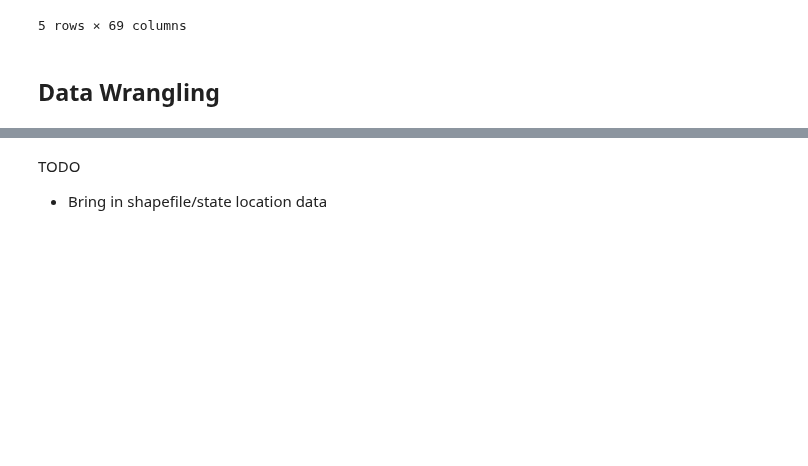
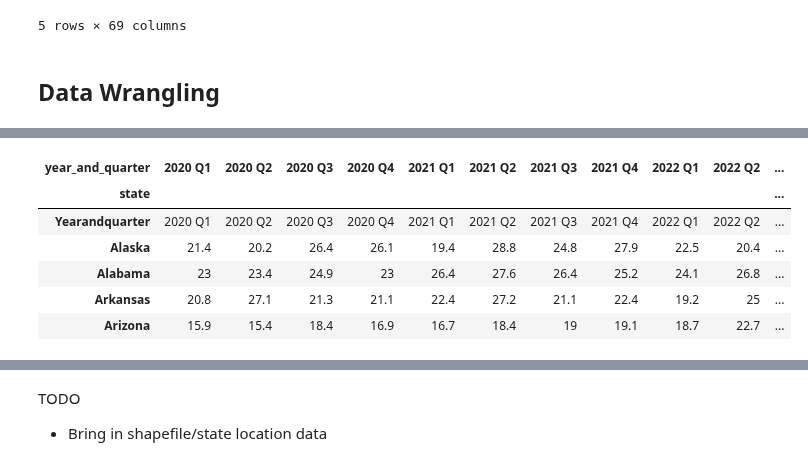
Before and after one commit to andrewbowen19/storiesDATA608, a Jupyter notebook: _sources/story3.ipynb, the cells around one changed output, grey strips where cells are left out. Saved outputs shown, nothing was run; the diff lists cells and outputs as text; code cells hidden in the pictures; blank space fills up the shorter version.

```diff
--- a/_sources/story3.ipynb
+++ b/_sources/story3.ipynb
@@ -45,0 +37,18 @@ df.loc[df.cause_of_death == "Firearm-related injury"]
+# %%
+state_cols = ['year_and_quarter', 'rate_alaska', 'rate_alabama', 'rate_arkansas', 'rate_arizona',
+       'rate_california', 'rate_colorado', 'rate_connecticut',
+       'rate_district_of_columbia', 'rate_delaware', 'rate_florida',
+       'rate_georgia', 'rate_hawaii', 'rate_iowa', 'rate_idaho',
+       'rate_illinois', 'rate_indiana', 'rate_kansas', 'rate_kentucky',
+       'rate_louisiana', 'rate_massachusetts', 'rate_maryland', 'rate_maine',
+       'rate_michigan', 'rate_minnesota', 'rate_missouri', 'rate_mississippi',
+       'rate_montana', 'rate_north_carolina', 'rate_north_dakota',
+       'rate_nebraska', 'rate_new_hampshire', 'rate_new_jersey',
+       'rate_new_mexico', 'rate_nevada', 'rate_new_york', 'rate_ohio',
+       'rate_oklahoma', 'rate_oregon', 'rate_pennsylvania',
+       'rate_rhode_island', 'rate_south_carolina', 'rate_south_dakota',
+       'rate_tennessee', 'rate_texas', 'rate_utah', 'rate_virginia',
+       'rate_vermont', 'rate_washington', 'rate_wisconsin',
+       'rate_west_virginia', 'rate_wyoming', 'rate_overall']
+df = df[state_cols].transpose()
+df.head()
@@ -45,0 +65,13 @@ df.loc[df.cause_of_death == "Firearm-related injury"]
+# %%
+# Clean up state names and set index
+df["state"] = [s.replace("_", "").replace("rate", "").title() for s in df.index.values]
+df = df.set_index('state')
+df.head()
+# %% [output]
+| year_and_quarter | 2020 Q1 | 2020 Q2 | 2020 Q3 | 2020 Q4 | 2021 Q1 | 2021 Q2 | 2021 Q3 | 2021 Q4 | 2022 Q1 | 2022 Q2 | ... |
+| state |  |  |  |  |  |  |  |  |  |  | ... |
+| Yearandquarter | 2020 Q1 | 2020 Q2 | 2020 Q3 | 2020 Q4 | 2021 Q1 | 2021 Q2 | 2021 Q3 | 2021 Q4 | 2022 Q1 | 2022 Q2 | ... |
+| Alaska | 21.4 | 20.2 | 26.4 | 26.1 | 19.4 | 28.8 | 24.8 | 27.9 | 22.5 | 20.4 | ... |
+| Alabama | 23 | 23.4 | 24.9 | 23 | 26.4 | 27.6 | 26.4 | 25.2 | 24.1 | 26.8 | ... |
+| Arkansas | 20.8 | 27.1 | 21.3 | 21.1 | 22.4 | 27.2 | 21.1 | 22.4 | 19.2 | 25 | ... |
+| Arizona | 15.9 | 15.4 | 18.4 | 16.9 | 16.7 | 18.4 | 19 | 19.1 | 18.7 | 22.7 | ... |
```
Also changed, not shown: parts of 20 cells of this notebook, 5 other files.
